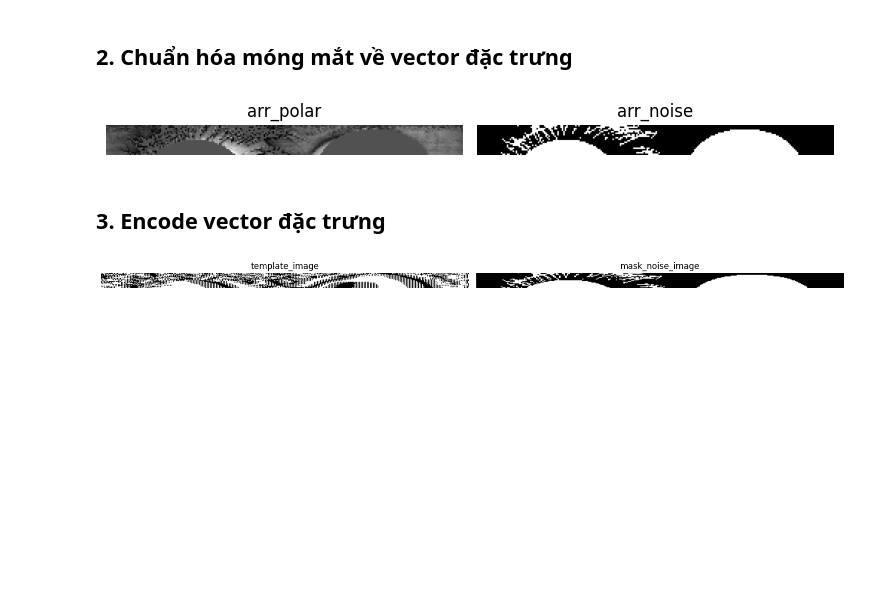
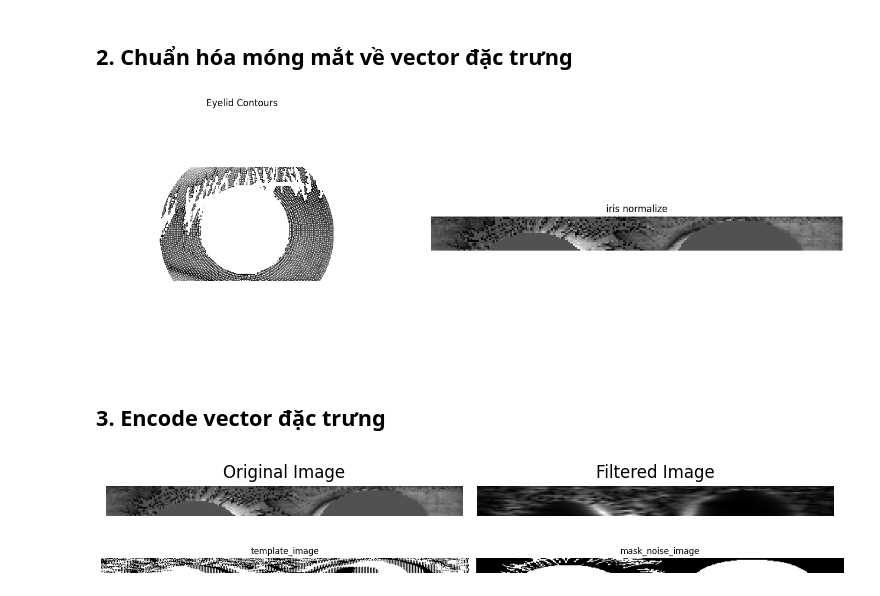
Before and after one commit to phungbminh/Iris-Recognition-CASIA1, a Jupyter notebook: IrisRecognition_v2.ipynb, the cells around one changed output. Saved outputs shown, nothing was run; the diff lists cells and outputs as text; code cells hidden in the pictures; blank space fills up the shorter version.

```diff
--- a/IrisRecognition_v2.ipynb
+++ b/IrisRecognition_v2.ipynb
@@ -108,17 +108,28 @@ plot_images(images, titles=['iris_mask', 'pupil_mask', 'noise_mask', 'iris_noise
 # %%
 radial_resolution = 20
 angular_resolution = 240
 # normalization
 iris_normalizer = IrisNormalization()
 arr_polar, arr_noise = iris_normalizer.normalize(imwithnoise, ciriris[1],  ciriris[0], ciriris[2],
                                          cirpupil[1], cirpupil[0], cirpupil[2],
                                          radial_resolution, angular_resolution)
 arr_polar_image = (arr_polar * 255).astype(np.uint8)
 arr_noise_image = (arr_noise.astype(np.uint8) * 255)
-images = [arr_polar_image, arr_noise_image]
-plot_images(images, titles=['arr_polar', 'arr_noise'], cols=4)
+a = draw_eyelid_contours(im, ciriris, cirpupil, imwithnoise)
+images = [a, arr_polar_image]
+plot_images(images, titles=['Eyelid Contours', 'iris normalize',], cols=2)
 # %% [output]
-[figure, old version]
+[figure, new version]
 # %% [markdown]
 ## 3. Encode vector đặc trưng
+# %%
+minw_length = 18
+mult = 1
+sigma_f = 0.5
+encoder_iris = EncoderIris()
+filtered_image = encoder_iris.gaborconvolve_f(arr_polar, minw_length, mult, sigma_f )
+images = [arr_polar_image, np.abs(filtered_image)]
+plot_images(images, titles=['Original Image', 'Filtered Image'], cols=4)
+# %% [output]
+[figure, added]
 # %%
```
Also changed, not shown: parts of 2 cells of this notebook.
